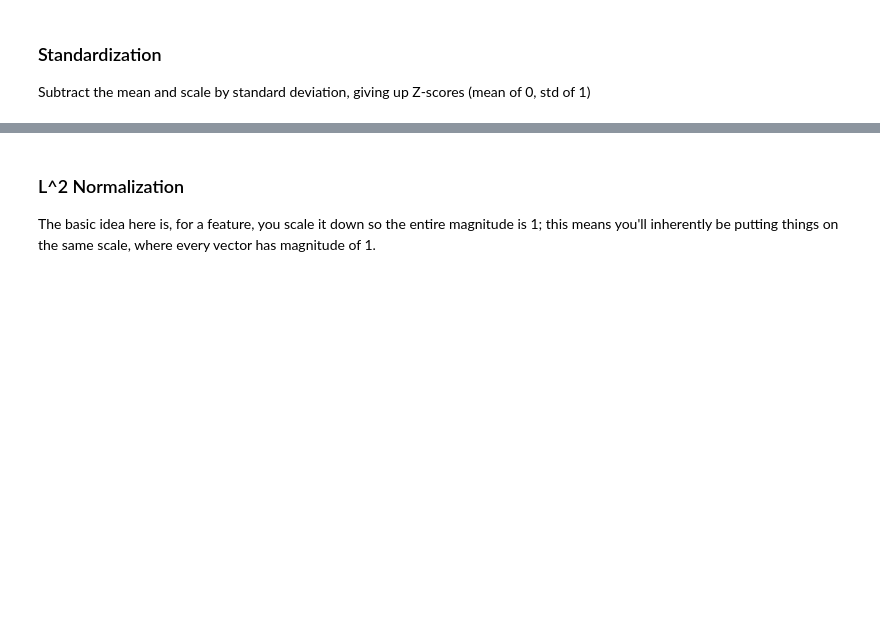
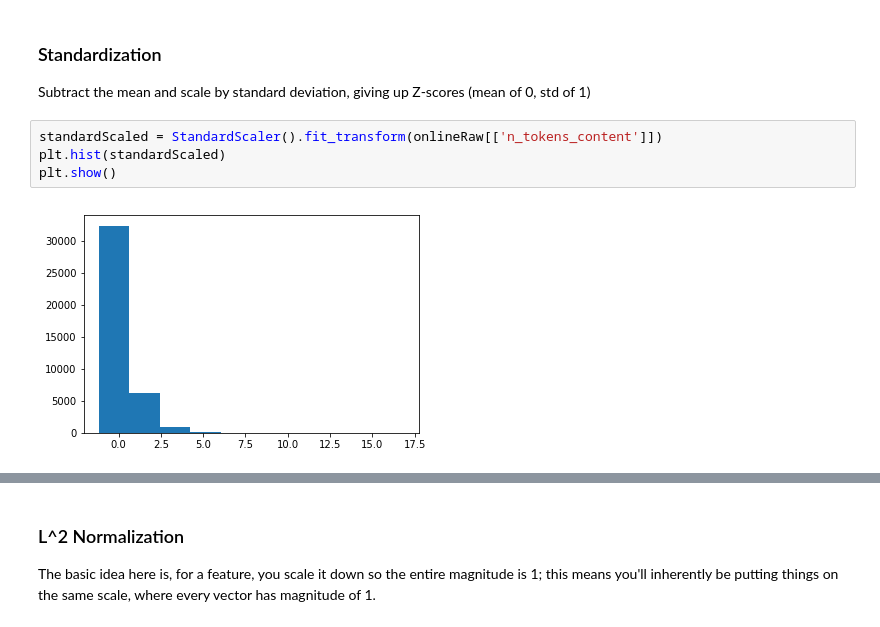
Before and after one commit to marichards/DS_Pipelines, a Jupyter notebook: Feature_Engineering.ipynb, the cells around one changed output, grey strips where cells are left out. Cells and saved outputs as stored; diff of their text form; blank space fills up the shorter version.

```diff
--- a/Feature_Engineering.ipynb
+++ b/Feature_Engineering.ipynb
@@ -265,3 +284,9 @@ Basically, just scaling between the min and max of data so everything is between
 ### Standardization
 
 Subtract the mean and scale by standard deviation, giving up Z-scores (mean of 0, std of 1)
+# %%
+standardScaled = StandardScaler().fit_transform(onlineRaw[['n_tokens_content']])
+plt.hist(standardScaled)
+plt.show()
+# %% [output]
+[figure, added]
```
Also changed, not shown: parts of 10 cells of this notebook.
